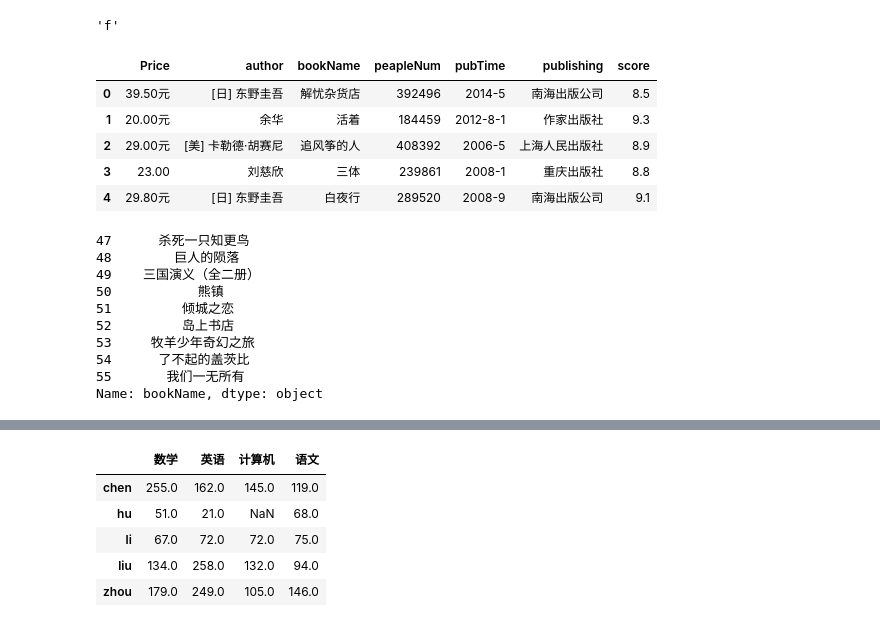
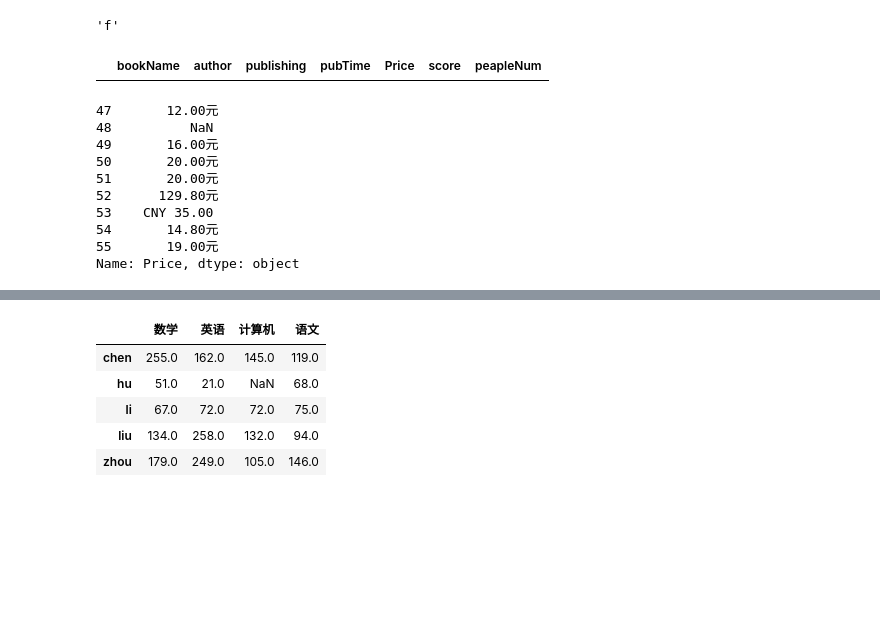
Before and after one commit to z1z22/myjupyter, a Jupyter notebook: pandas.ipynb, the cells around one changed output, grey strips where cells are left out. Cells and saved outputs as stored; diff of their text form; code cells hidden in the pictures; blank space fills up the shorter version.

```diff
--- a/pandas.ipynb
+++ b/pandas.ipynb
@@ -420,7 +410,7 @@ Name: ratingNums, dtype: float64
 # %% [markdown]
 # DataFrame
 # %%
-df = pd.read_json('../spiders/data/dbookmini4.json')
+df = pd.read_json('data/dbookmini.json')
 # %%
 df.head()
 # %% [output]
@@ -556,27 +543,22 @@ df1.loc['b'].sex
 # %% [output]
 'f'
 # %%
-df.head()
+df.head(0)
 # %% [output]
-|  | Price | author | bookName | peapleNum | pubTime | publishing | score |
-| 0 | 39.50元 | [日] 东野圭吾 | 解忧杂货店 | 392496 | 2014-5 | 南海出版公司 | 8.5 |
-| 1 | 20.00元 | 余华 | 活着 | 184459 | 2012-8-1 | 作家出版社 | 9.3 |
-| 2 | 29.00元 | [美] 卡勒德·胡赛尼 | 追风筝的人 | 408392 | 2006-5 | 上海人民出版社 | 8.9 |
-| 3 | 23.00 | 刘慈欣 | 三体 | 239861 | 2008-1 | 重庆出版社 | 8.8 |
-| 4 | 29.80元 | [日] 东野圭吾 | 白夜行 | 289520 | 2008-9 | 南海出版公司 | 9.1 |
+|  | bookName | author | publishing | pubTime | Price | score | peapleNum |
 # %%
-df.loc[47:55].bookName
+df.loc[47:55].Price
 # %% [output]
-47      杀死一只知更鸟
-48        巨人的陨落
-49    三国演义（全二册）
-50           熊镇
-51         倾城之恋
-52         岛上书店
-53     牧羊少年奇幻之旅
-54      了不起的盖茨比
-55       我们一无所有
-Name: bookName, dtype: object
+47       12.00元
+48          NaN
+49       16.00元
+50       20.00元
+51       20.00元
+52      129.80元
+53    CNY 35.00
+54       14.80元
+55       19.00元
+Name: Price, dtype: object
 # %%
 df2 = DataFrame(np.random.randint(0,150,size = (4,4)),
                 index = ['zhou','chen','liu','li'],
```
Also changed, not shown: parts of 98 cells of this notebook, 14 other files.
